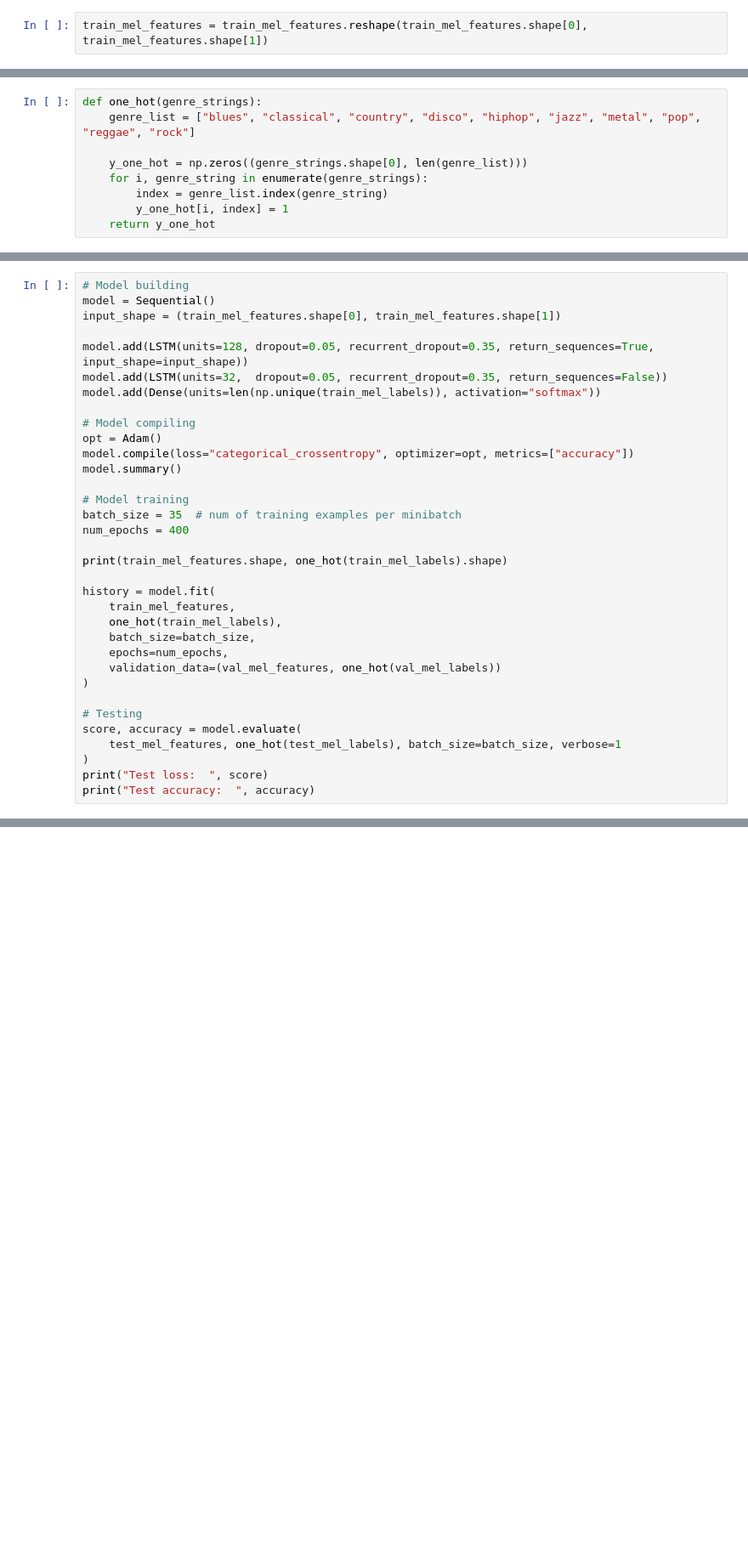
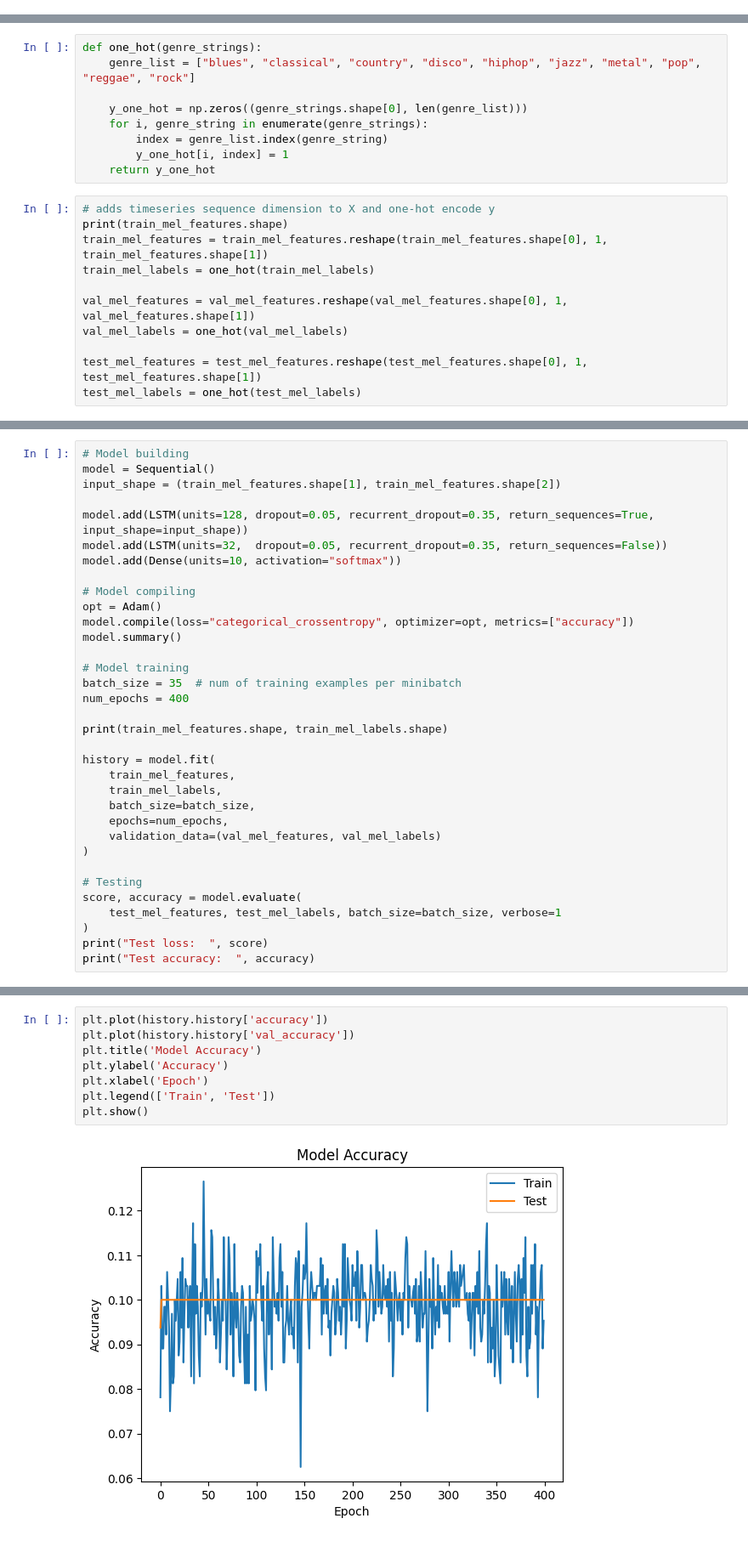
Before and after one commit to kaito1122/Music-Genre-Classifier, a Jupyter notebook: Music-Genre-Classifier-RNN.ipynb, the cells around one changed output, grey strips where cells are left out. Shown at 85% size. Drawn from its saved outputs; the diff is of its cells as text; blank space fills up the shorter version.

```diff
--- a/Music-Genre-Classifier-RNN.ipynb
+++ b/Music-Genre-Classifier-RNN.ipynb
@@ -102,8 +101,6 @@ test_mel_features, test_mel_labels = process_dataset(test_df_30_sec, audio_direc
         It will be removed in librosa version 1.0.
   y, sr_native = __audioread_load(path, offset, duration, dtype)
 Audio file /content/drive/MyDrive/Colab Notebooks/GTZAN/genres_original/jazz/jazz.00054.wav not found or cannot be processed. Using CSV features instead.
-# %%
-train_mel_features = train_mel_features.reshape(train_mel_features.shape[0], train_mel_features.shape[1])
 # %% [markdown]
 ## 2. LSTM model
 # %%
@@ -115,3 +112,14 @@ def one_hot(genre_strings):
         index = genre_list.index(genre_string)
         y_one_hot[i, index] = 1
     return y_one_hot
+# %%
+# adds timeseries sequence dimension to X and one-hot encode y
+print(train_mel_features.shape)
+train_mel_features = train_mel_features.reshape(train_mel_features.shape[0], 1, train_mel_features.shape[1])
+train_mel_labels = one_hot(train_mel_labels)
+
+val_mel_features = val_mel_features.reshape(val_mel_features.shape[0], 1, val_mel_features.shape[1])
+val_mel_labels = one_hot(val_mel_labels)
+
+test_mel_features = test_mel_features.reshape(test_mel_features.shape[0], 1, test_mel_features.shape[1])
+test_mel_labels = one_hot(test_mel_labels)
@@ -118,11 +128,11 @@ def one_hot(genre_strings):
 # %%
 # Model building
 model = Sequential()
-input_shape = (train_mel_features.shape[0], train_mel_features.shape[1])
+input_shape = (train_mel_features.shape[1], train_mel_features.shape[2])
 
 model.add(LSTM(units=128, dropout=0.05, recurrent_dropout=0.35, return_sequences=True, input_shape=input_shape))
 model.add(LSTM(units=32,  dropout=0.05, recurrent_dropout=0.35, return_sequences=False))
-model.add(Dense(units=len(np.unique(train_mel_labels)), activation="softmax"))
+model.add(Dense(units=10, activation="softmax"))
 
 # Model compiling
 opt = Adam()
@@ -133,19 +143,19 @@ model.summary()
 batch_size = 35  # num of training examples per minibatch
 num_epochs = 400
 
-print(train_mel_features.shape, one_hot(train_mel_labels).shape)
+print(train_mel_features.shape, train_mel_labels.shape)
 
 history = model.fit(
     train_mel_features,
-    one_hot(train_mel_labels),
+    train_mel_labels,
     batch_size=batch_size,
     epochs=num_epochs,
-    validation_data=(val_mel_features, one_hot(val_mel_labels))
+    validation_data=(val_mel_features, val_mel_labels)
 )
 
 # Testing
 score, accuracy = model.evaluate(
-    test_mel_features, one_hot(test_mel_labels), batch_size=batch_size, verbose=1
+    test_mel_features, test_mel_labels, batch_size=batch_size, verbose=1
 )
 print("Test loss:  ", score)
 print("Test accuracy:  ", accuracy)
@@ -179,0 +203,10 @@ plt.show()
+# %%
+plt.plot(history.history['accuracy'])
+plt.plot(history.history['val_accuracy'])
+plt.title('Model Accuracy')
+plt.ylabel('Accuracy')
+plt.xlabel('Epoch')
+plt.legend(['Train', 'Test'])
+plt.show()
+# %% [output]
+[figure, added]
```
Also changed, not shown: parts of 5 cells of this notebook.
